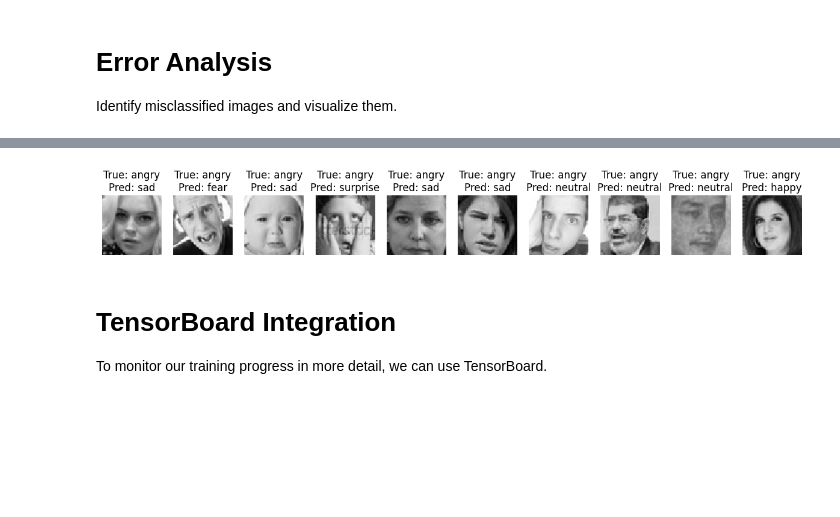
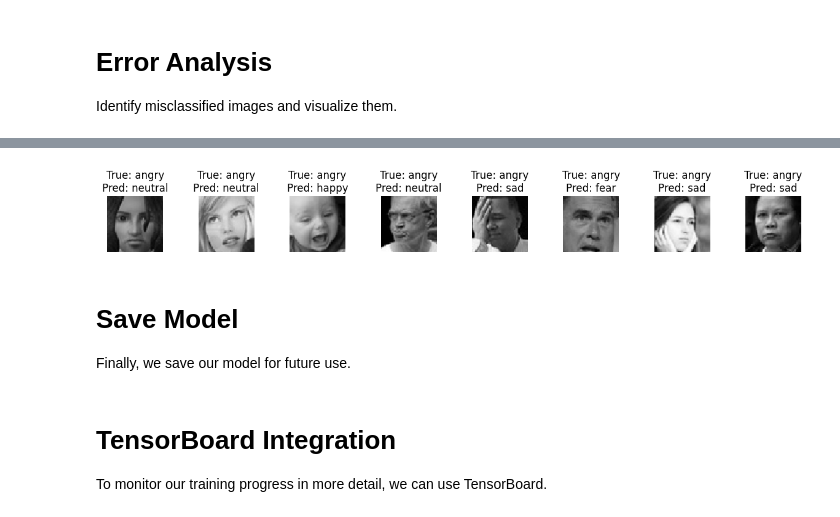
Before and after one commit to mohamadsolouki/Computer-vision-emotion-detection, a Jupyter notebook: model.ipynb, the cells around one changed output, grey strips where cells are left out. Cells and saved outputs as stored; diff of their text form; code cells hidden in the pictures; blank space fills up the shorter version.

```diff
--- a/model.ipynb
+++ b/model.ipynb
@@ -195,15 +143,44 @@ class CBAMLayer(Layer):
+# %%
+def cbam_module(input_tensor, reduction_ratio=16):
+    # Channel attention module
+    channel_avg_pool = GlobalAveragePooling2D()(input_tensor)
+    channel_max_pool = MaxPooling2D()(input_tensor)
+    channel_avg_pool = Reshape((1, 1, -1))(channel_avg_pool)
+    channel_max_pool = Reshape((1, 1, -1))(channel_max_pool)
+    shared_layer_one = Dense(input_tensor.shape[-1] // reduction_ratio, activation='relu', kernel_initializer='he_normal', use_bias=True, bias_initializer='zeros')
+    shared_layer_two = Dense(input_tensor.shape[-1], kernel_initializer='he_normal', use_bias=True, bias_initializer='zeros')
+    avg_pool = shared_layer_one(channel_avg_pool)
+    max_pool = shared_layer_one(channel_max_pool)
+    avg_pool = shared_layer_two(avg_pool)
+    max_pool = shared_layer_two(max_pool)
+    channel_attention = Add()([avg_pool, max_pool])
+    channel_attention = Activation('sigmoid')(channel_attention)
+    channel_refined_feature = Multiply()([input_tensor, channel_attention])
+
+    # Spatial attention module
+    avg_pool = Lambda(lambda x: tf.reduce_mean(x, axis=-1, keepdims=True))(channel_refined_feature)
+    max_pool = Lambda(lambda x: tf.reduce_max(x, axis=-1, keepdims=True))(channel_refined_feature)
+    concat = Concatenate(axis=-1)([avg_pool, max_pool])
+    spatial_attention = Conv2D(1, kernel_size=(7, 7), padding='same', activation='sigmoid')(concat)
+    refined_feature = Multiply()([channel_refined_feature, spatial_attention])
+
+    return refined_feature
 # %% [markdown]
 # Model Creation
 Using our custom layers, we assemble the entire model, applying L2 regularization and using the Adam optimizer.
 # %%
-# Create_transfer_model function including the Xception and CBAM layers, use Adam, and apply L2 regularization
+# Create the transfer model function including the Xception and CBAM modules
 def create_transfer_model(input_shape, num_classes, l2_reg=CONFIG['L2_REGULARIZATION']):
     inputs = Input(shape=input_shape)
-    x = XceptionLayer(input_shape)(inputs)
-    x = CBAMLayer()(x)
 
-    x = GlobalAveragePooling2D()(x)
-    x = Dense(1024, activation='relu', kernel_regularizer=l2(l2_reg))(x)
+    # Create the Xception model
+    xception_base = Xception(weights='imagenet', include_top=False, input_shape=input_shape)(inputs)
+
+    # Apply CBAM module
+    cbam_feature = cbam_module(xception_base)
+
+    x = GlobalAveragePooling2D()(cbam_feature)
+    x = Dense(2048, activation='relu', kernel_regularizer=l2(l2_reg))(x)
     x = Dropout(0.3)(x)
     outputs = Dense(num_classes, activation='softmax', kernel_regularizer=l2(l2_reg))(x)
 
@@ -214,7 +191,6 @@ def create_transfer_model(input_shape, num_classes, l2_reg=CONFIG['L2_REGULARIZA
 
     return model
 
-
 model = create_transfer_model(input_shape=(*CONFIG['INPUT_IMAGE_SIZE'], 3), num_classes=CONFIG['NUM_CLASSES'])
 model.summary()
 # %% [output]
@@ -441,7 +425,7 @@ visualize_augmentation(train_datagen, original_img)
 Identify misclassified images and visualize them.
 # %%
 # Function to visualize misclassified images
-def visualize_misclassified_images(test_data, model, class_indices, num_images=10):
+def visualize_misclassified_images(test_data, model, class_indices, num_images=8):
     class_labels = list(class_indices)  # Convert dict_keys to a list
     misclassified = []
 
@@ -465,7 +449,7 @@ def visualize_misclassified_images(test_data, model, class_indices, num_images=1
     # Plot misclassified images
     plt.figure(figsize=(15, 4))
     for i, (img, true_label, pred_label) in enumerate(misclassified[:num_images]):
-        plt.subplot(1, num_images, i+1)
+        plt.subplot(3, num_images, i+1)
         plt.imshow(img)
         plt.title(f'True: {true_label}\nPred: {pred_label}')
         plt.axis('off')
@@ -479 +463,4 @@ visualize_misclassified_images(test_data, model, class_indices=test_data.class_i
-[figure, old version]
+[figure, new version]
+# %% [markdown]
+# Save Model
+Finally, we save our model for future use.
```
Also changed, not shown: parts of 13 cells of this notebook, 9 other files.
